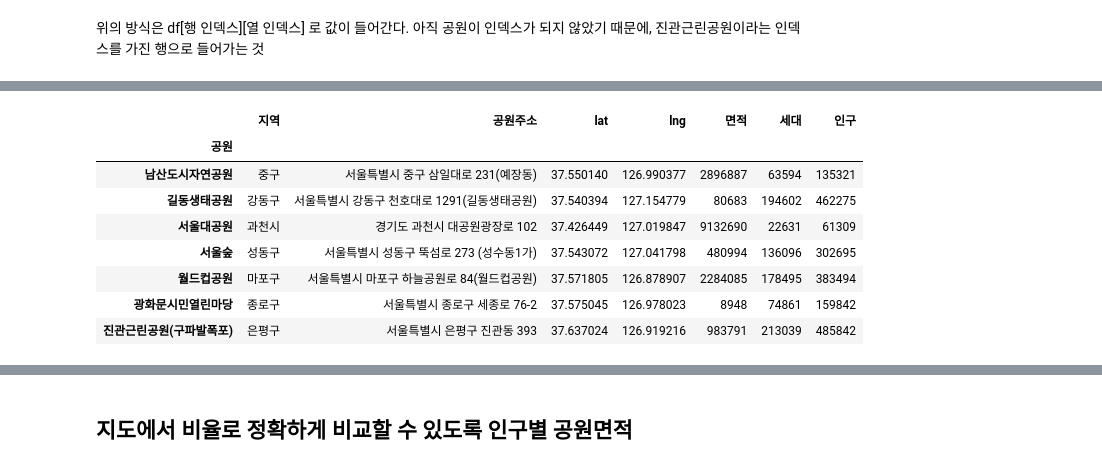
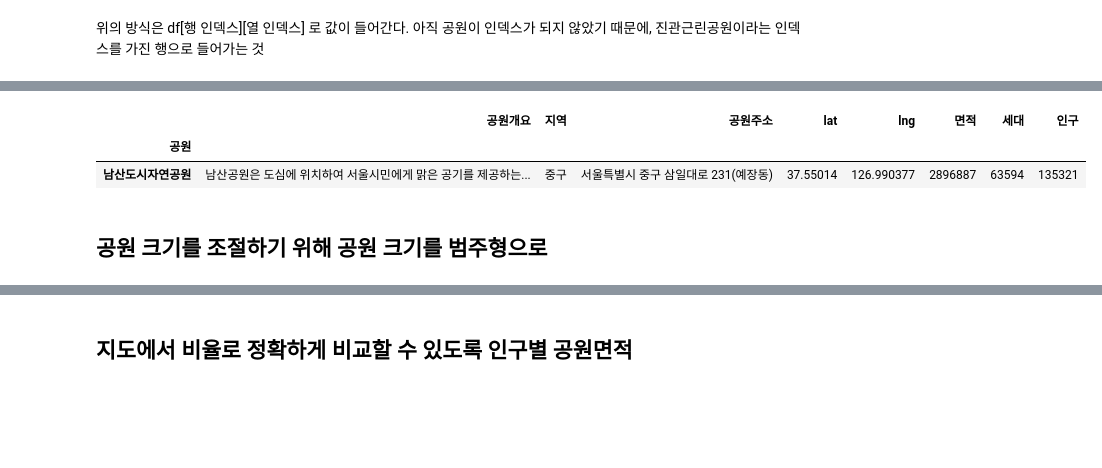
Before and after one commit to beegramin9/Python-DataScience-Hoseo-ProjectData, a Jupyter notebook: Ch2_공원/1_공원.ipynb, the cells around one changed output, grey strips where cells are left out. Saved outputs shown, nothing was run; the diff lists cells and outputs as text; code cells hidden in the pictures; blank space fills up the shorter version.

```diff
--- a/Ch2_공원/1_공원.ipynb
+++ b/Ch2_공원/1_공원.ipynb
@@ -11,6 +11,6 @@ park.head(1)
 |  | 공원번호 | 공원명 | 공원개요 | 면적 | 개원일 | 주요시설 | 주요식물 | 안내도 | 오시는길 | 이용시참고사항 | 이미지 | ... |
 | 0 | 1 | 남산도시자연공원 | 남산공원은 도심에 위치하여 서울시민에게 맑은 공기를 제공하는... | 2896887㎡ 임 야 : 2454140㎡ 녹지대 및 기타시... | 1968.9.10 | 기반시설 : 광장 45950㎡ 도로 108530㎡ 산책로 6... | 소나무 단풍 아카시아 상수리나무 등 191종 2881870주 | http://parks.seoul.go.kr/upload/s... | 명동역(남산케이블카 와룡묘 서울애니메이션센터 방면) 도보 명... | 남산공원 차량통행 금지안내 2005년 5월 1일부터 남산공원... | http://parks.seoul.go.kr/file/inf... | ... |
 # %%
-park = park.loc[:,['공원명','지역','공원주소','Y좌표(WGS84)','X좌표(WGS84)','면적']]
+park = park.loc[:,['공원명','공원개요','지역','공원주소','Y좌표(WGS84)','X좌표(WGS84)','면적']]
 park.head()
 # %% [output]
@@ -324,14 +324,10 @@ result.tail()
 # %%
 result.set_index('공원', inplace = True)
 result.loc['진관근린공원(구파발폭포)','면적'] = 983791
-result.head(7)
+result.head(1)
 # %% [output]
-|  | 지역 | 공원주소 | lat | lng | 면적 | 세대 | 인구 |
-| 공원 |  |  |  |  |  |  |  |
-| 남산도시자연공원 | 중구 | 서울특별시 중구 삼일대로 231(예장동) | 37.550140 | 126.990377 | 2896887 | 63594 | 135321 |
-| 길동생태공원 | 강동구 | 서울특별시 강동구 천호대로 1291(길동생태공원) | 37.540394 | 127.154779 | 80683 | 194602 | 462275 |
-| 서울대공원 | 과천시 | 경기도 과천시 대공원광장로 102 | 37.426449 | 127.019847 | 9132690 | 22631 | 61309 |
-| 서울숲 | 성동구 | 서울특별시 성동구 뚝섬로 273 (성수동1가) | 37.543072 | 127.041798 | 480994 | 136096 | 302695 |
-| 월드컵공원 | 마포구 | 서울특별시 마포구 하늘공원로 84(월드컵공원) | 37.571805 | 126.878907 | 2284085 | 178495 | 383494 |
-| 광화문시민열린마당 | 종로구 | 서울특별시 종로구 세종로 76-2 | 37.575045 | 126.978023 | 8948 | 74861 | 159842 |
-| 진관근린공원(구파발폭포) | 은평구 | 서울특별시 은평구 진관동 393 | 37.637024 | 126.919216 | 983791 | 213039 | 485842 |
+|  | 공원개요 | 지역 | 공원주소 | lat | lng | 면적 | 세대 | 인구 |
+| 공원 |  |  |  |  |  |  |  |  |
+| 남산도시자연공원 | 남산공원은 도심에 위치하여 서울시민에게 맑은 공기를 제공하는... | 중구 | 서울특별시 중구 삼일대로 231(예장동) | 37.55014 | 126.990377 | 2896887 | 63594 | 135321 |
+# %% [markdown]
+## 공원 크기를 조절하기 위해 공원 크기를 범주형으로
```
Also changed, not shown: parts of 20 cells of this notebook, 2 other files.
